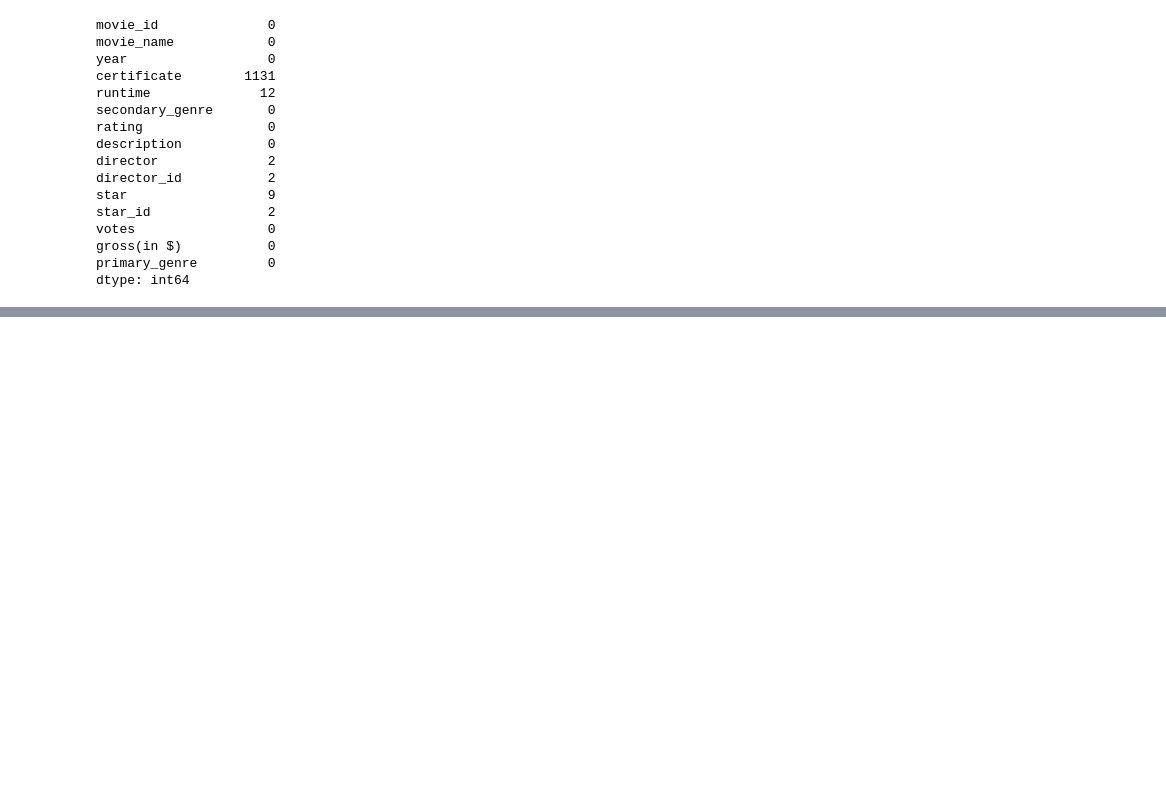
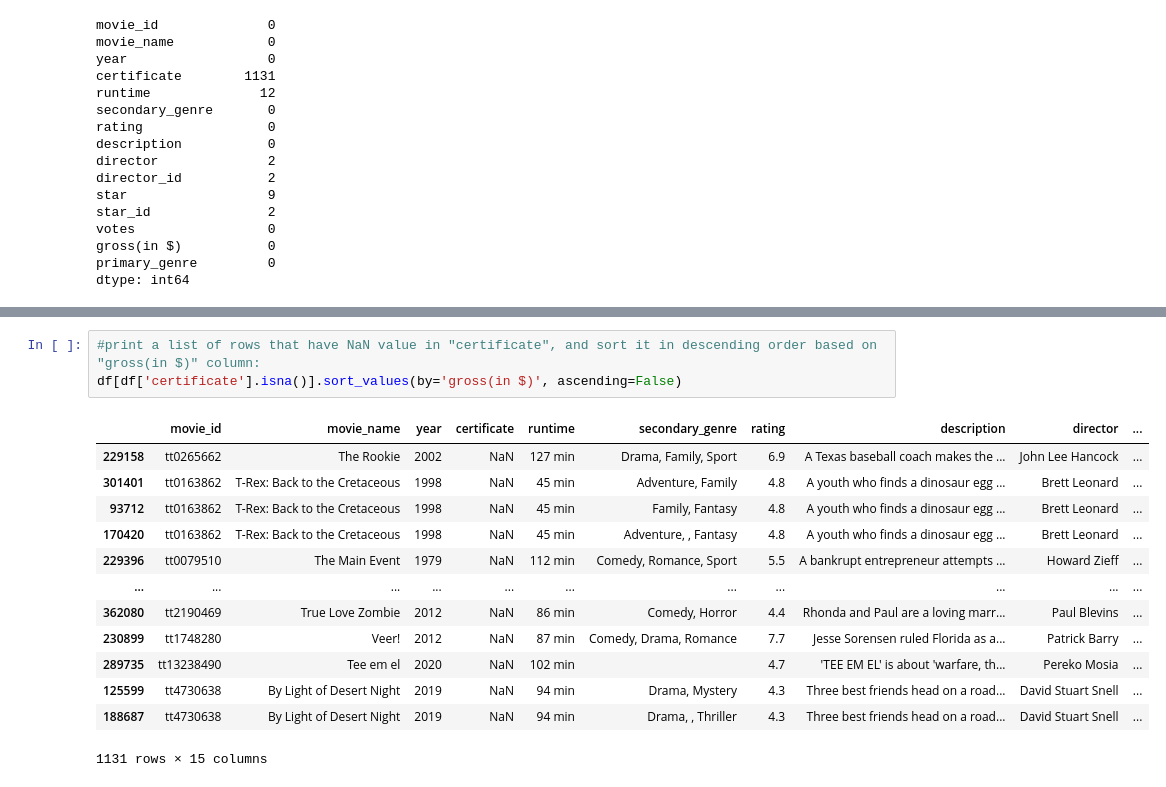
Before and after one commit to math19ab/BDP_BI, a Jupyter notebook: BDP_BI.ipynb, the cells around one changed output, grey strips where cells are left out. Cells and saved outputs as stored; diff of their text form; blank space fills up the shorter version.

```diff
--- a/BDP_BI.ipynb
+++ b/BDP_BI.ipynb
@@ -190,0 +282,17 @@ dtype: int64
+# %%
+#print a list of rows that have NaN value in "certificate", and sort it in descending order based on "gross(in $)" column:
+df[df['certificate'].isna()].sort_values(by='gross(in $)', ascending=False)
+# %% [output]
+|  | movie_id | movie_name | year | certificate | runtime | secondary_genre | rating | description | director | ... |
+| 229158 | tt0265662 | The Rookie | 2002 | NaN | 127 min | Drama, Family, Sport | 6.9 | A Texas baseball coach makes the ... | John Lee Hancock | ... |
+| 301401 | tt0163862 | T-Rex: Back to the Cretaceous | 1998 | NaN | 45 min | Adventure, Family | 4.8 | A youth who finds a dinosaur egg ... | Brett Leonard | ... |
+| 93712 | tt0163862 | T-Rex: Back to the Cretaceous | 1998 | NaN | 45 min | Family, Fantasy | 4.8 | A youth who finds a dinosaur egg ... | Brett Leonard | ... |
+| 170420 | tt0163862 | T-Rex: Back to the Cretaceous | 1998 | NaN | 45 min | Adventure, , Fantasy | 4.8 | A youth who finds a dinosaur egg ... | Brett Leonard | ... |
+| 229396 | tt0079510 | The Main Event | 1979 | NaN | 112 min | Comedy, Romance, Sport | 5.5 | A bankrupt entrepreneur attempts ... | Howard Zieff | ... |
+| ... | ... | ... | ... | ... | ... | ... | ... | ... | ... | ... |
+| 362080 | tt2190469 | True Love Zombie | 2012 | NaN | 86 min | Comedy, Horror | 4.4 | Rhonda and Paul are a loving marr... | Paul Blevins | ... |
+| 230899 | tt1748280 | Veer! | 2012 | NaN | 87 min | Comedy, Drama, Romance | 7.7 | Jesse Sorensen ruled Florida as a... | Patrick Barry | ... |
+| 289735 | tt13238490 | Tee em el | 2020 | NaN | 102 min |  | 4.7 | 'TEE EM EL' is about 'warfare, th... | Pereko Mosia | ... |
+| 125599 | tt4730638 | By Light of Desert Night | 2019 | NaN | 94 min | Drama, Mystery | 4.3 | Three best friends head on a road... | David Stuart Snell | ... |
+| 188687 | tt4730638 | By Light of Desert Night | 2019 | NaN | 94 min | Drama, , Thriller | 4.3 | Three best friends head on a road... | David Stuart Snell | ... |
+1131 rows × 15 columns
```
Also changed, not shown: parts of 14 cells of this notebook.
